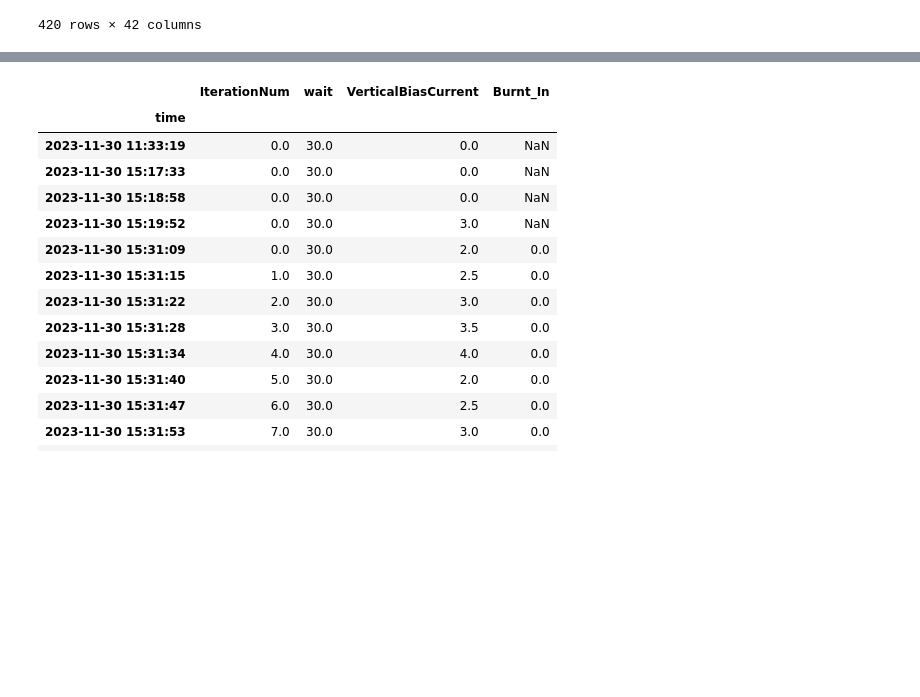
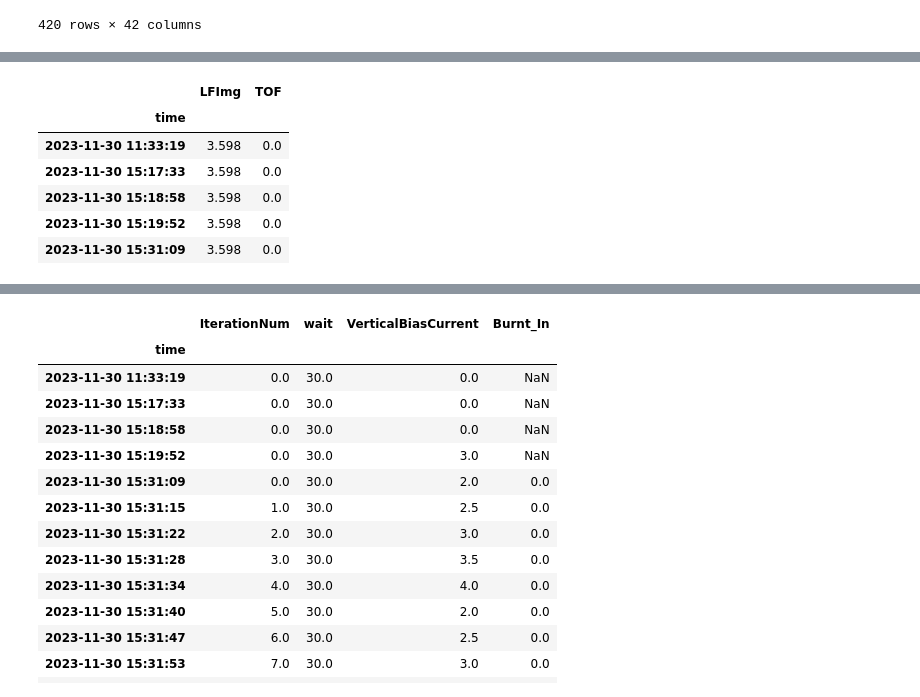
Before and after one commit to insommer/AnalysisCode, a Jupyter notebook: Coding Test/Coding Test.ipynb, the cells around one changed output, grey strips where cells are left out. Cells and saved outputs as stored; diff of their text form; code cells hidden in the pictures; blank space fills up the shorter version.

```diff
--- a/Coding Test/Coding Test.ipynb
+++ b/Coding Test/Coding Test.ipynb
@@ -98,0 +110,11 @@ aa
+# %%
+bb = df.head()[['LFImg', 'TOF']]
+bb
+# %% [output]
+|  | LFImg | TOF |
+| time |  |  |
+| 2023-11-30 11:33:19 | 3.598 | 0.0 |
+| 2023-11-30 15:17:33 | 3.598 | 0.0 |
+| 2023-11-30 15:18:58 | 3.598 | 0.0 |
+| 2023-11-30 15:19:52 | 3.598 | 0.0 |
+| 2023-11-30 15:31:09 | 3.598 | 0.0 |
```
Also changed, not shown: parts of 9 cells of this notebook, 1 other file.
